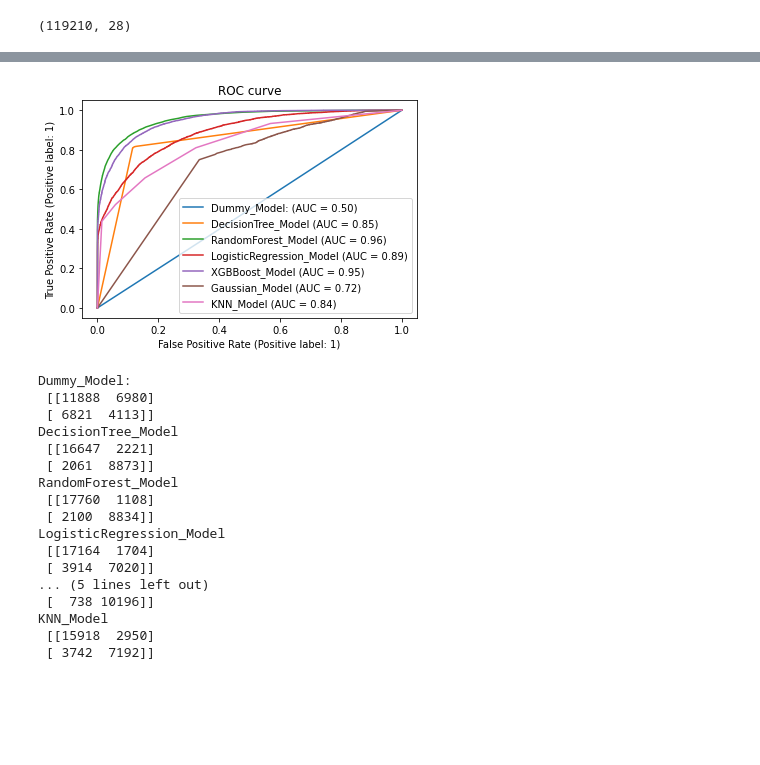
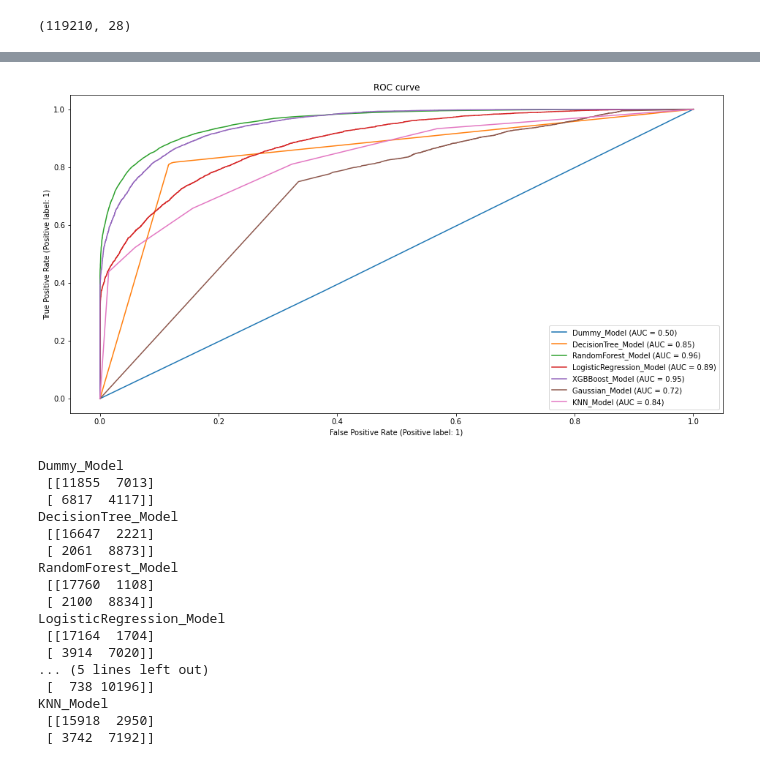
Before and after one commit to infoshareacademy/jdszr6-creative-masters, a Jupyter notebook: ML/roc_curve_conf_matrix.ipynb, the cells around one changed output, grey strips where cells are left out. Drawn from its saved outputs; the diff is of its cells as text; code cells hidden in the pictures; blank space fills up the shorter version.

```diff
--- a/ML/roc_curve_conf_matrix.ipynb
+++ b/ML/roc_curve_conf_matrix.ipynb
@@ -65,0 +91,3 @@ data_df.shape
+# %%
+plt.rcParams["figure.figsize"]=(16,8)
+sns.heatmap(data_df.corr(method="pearson",), vmax=1., vmin=-1., annot=True, linewidths=.8, cmap="YlGnBu");
@@ -73,7 +139,7 @@ y = data_df["is_canceled"]
 x = pd.get_dummies(x, drop_first=True)
 # x.head()
 # %%
-models = [("Dummy_Model:",DummyClassifier(strategy="stratified")),
+models = [("Dummy_Model",DummyClassifier(strategy="stratified")),
             ("DecisionTree_Model", DecisionTreeClassifier(random_state=42)),
             ("RandomForest_Model", RandomForestClassifier(random_state=42)),
             ("LogisticRegression_Model", LogisticRegression(random_state=42, solver="liblinear")),
@@ -85,6 +151,10 @@ split = KFold(n_splits=4, shuffle=True, random_state=42)
 fbeta_scorer = make_scorer(fbeta_score, beta=0.5)
 # %%
 # Preprocessing, fitting, making predictions and scoring for every model:
+accuracy = []
+fbeta = []
+tm = []
+model_name = []
 for name, model in models:
     start = time()
     cv_results = cross_val_score(model, x, y, cv=split, scoring="accuracy")
@@ -93,5 +163,9 @@ for name, model in models:
     fbeta_score = round(np.mean(fbeta_res), 4)
     end = time()
     cross_val_time = round(end-start,4)
+    accuracy.append(mean_score)
+    fbeta.append(fbeta_score)
+    tm.append(cross_val_time)
+    model_name.append(name)
     print(f"{name}  f-beta: {fbeta_score}, accuracy score: {mean_score}, time: {cross_val_time}")
 # %% [output]
@@ -117,23 +207,22 @@ for name, model in models:
 # %%
 warnings.filterwarnings("ignore")
 
-split = KFold(n_splits=4, shuffle=True, random_state=42)
 
 x1 = np.array(x)
 y1= np.array(y)
 
 fig, ax = plt.subplots()
 
 for name, model in models:
     for i, (train, test) in enumerate(split.split(x1)):
         if i == 3:
             x1_train, x1_test = x1[train], x1[test]
             y1_train, y1_test = y1[train], y1[test]
             fit = model.fit(x1[train], y1[train])
             plot_roc_curve(model, x1_test, y1_test, ax=ax, name=name)
 _ = ax.set_title("ROC curve")
 # %% [output]
-[figure, old version]
+[figure, new version]
 # %%
 x1 = np.array(x)
 y1= np.array(y)
@@ -147,9 +236,9 @@ for name, model in models:
             y1_pred = model.predict(x1_test)
             print(f"{name}\n",confusion_matrix(y1_test, y1_pred))
 # %% [output]
-Dummy_Model:
- [[11888  6980]
- [ 6821  4113]]
+Dummy_Model
+ [[11855  7013]
+ [ 6817  4117]]
 DecisionTree_Model
  [[16647  2221]
  [ 2061  8873]]
```
Also changed, not shown: parts of 19 cells of this notebook, 1 other file.
